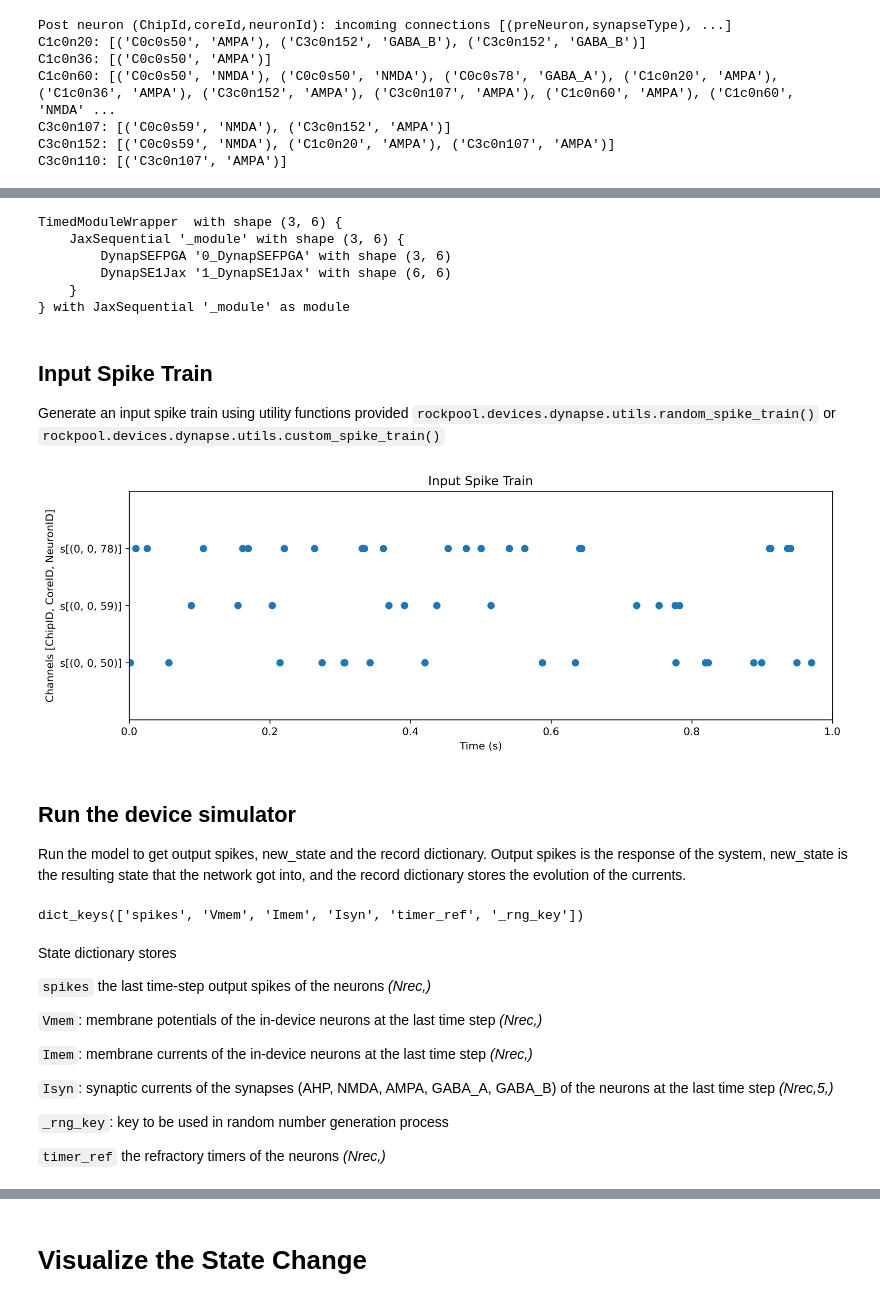
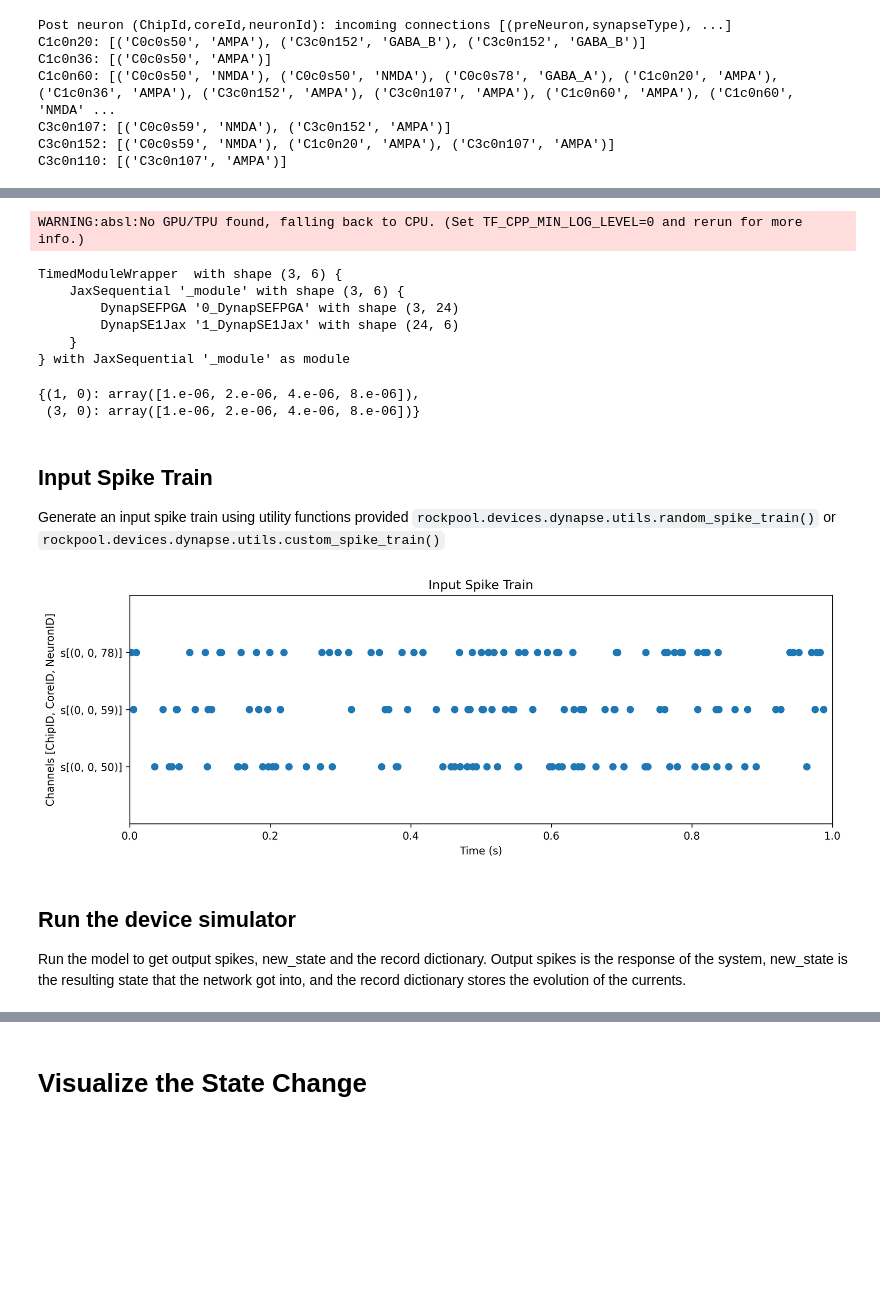
Before and after one commit to synsense/rockpool, a Jupyter notebook: docs/devices/DynapSE/device_simulation.ipynb, the cells around one changed output, grey strips where cells are left out. Cells and saved outputs as stored; diff of their text form; code cells hidden in the pictures; blank space fills up the shorter version.

Commit message:
Revert "store the encoder weight matrix columns seperately"
This reverts commit 2c341ddc75cb74615827584dd6c93fa7137d7e21.

```diff
--- a/docs/devices/DynapSE/device_simulation.ipynb
+++ b/docs/devices/DynapSE/device_simulation.ipynb
@@ -266,11 +114,12 @@ If we only have the device configuration object, the FPGA-to-device input connec
 # %%
 config = net_gen.make_dynapse1_configuration()
-modSE = DynapSE1Jax.simulator_from_config(config, sim_config = simconfig)
+modSE = DynapSE1Jax.simulator_from_config(config)
 modSE
 # %% [output]
-TimedModuleWrapper  with shape (3, 6) {
-    JaxSequential '_module' with shape (3, 6) {
-        DynapSEFPGA '0_DynapSEFPGA' with shape (3, 6)
-        DynapSE1Jax '1_DynapSE1Jax' with shape (6, 6)
-    }
-} with JaxSequential '_module' as module
+WARNING:absl:No GPU/TPU found, falling back to CPU. (Set TF_CPP_MIN_LOG_LEVEL=0 and rerun for more info.)
+TimedModuleWrapper  with shape (3, 6) {
+    JaxSequential '_module' with shape (3, 6) {
+        DynapSEFPGA '0_DynapSEFPGA' with shape (3, 24)
+        DynapSE1Jax '1_DynapSE1Jax' with shape (24, 6)
+    }
+} with JaxSequential '_module' as module
@@ -277,3 +145,8 @@ TimedModuleWrapper  with shape (3, 6) {
+# %%
+sim_config.Iw_base
+# %% [output]
+{(1, 0): array([1.e-06, 2.e-06, 4.e-06, 8.e-06]),
+ (3, 0): array([1.e-06, 2.e-06, 4.e-06, 8.e-06])}
 # %%
 fpga = modSE._module.__getattribute__('0_DynapSEFPGA')
 se1 = modSE._module.__getattribute__('1_DynapSE1Jax')
@@ -283,41 +156,23 @@ se1 = modSE._module.__getattribute__('1_DynapSE1Jax')
 Generate an input spike train using utility functions provided `rockpool.devices.dynapse.utils.random_spike_train()` or `rockpool.devices.dynapse.utils.custom_spike_train()`
 # %%
 T = 1 # duration in seconds
-rate = 20 # firing rate in Hertz
+rate = 50 # firing rate in Hertz
 
 input_ts = random_spike_train(
     duration = T,
     n_channels=len(spikegens),
     rate=rate,
     dt=modSE.dt,
     name='Input Spike Train',
     channel_labels = spikegen_ids
 )
 
 input_ts.plot();
 # %% [output]
-[figure, old version]
+[figure, new version]
 # %% [markdown]
 ## Run the device simulator
 
 Run the model to get output spikes, new_state and the record dictionary. Output spikes is the response of the system, new_state is the resulting state that the network got into, and the record dictionary stores the evolution of the currents.
 # %%
 out_spikes, new_state, record_dict = modSE(input_ts, record=True)
-# %%
-new_state['1_DynapSE1Jax'].keys()
-# %% [output]
-dict_keys(['spikes', 'Vmem', 'Imem', 'Isyn', 'timer_ref', '_rng_key'])
-# %% [markdown]
-State dictionary stores
-
-`spikes` the last time-step output spikes of the neurons *(Nrec,)*
-
-`Vmem`: membrane potentials of the in-device neurons at the last time step *(Nrec,)*
-
-`Imem`: membrane currents of the in-device neurons at the last time step *(Nrec,)*
-
-`Isyn`: synaptic currents of the synapses (AHP, NMDA, AMPA, GABA_A, GABA_B) of the neurons at the last time step *(Nrec,5,)*
-
-`_rng_key`: key to be used in random number generation process
-
-`timer_ref` the refractory timers of the neurons *(Nrec,)*
```
Also changed, not shown: parts of 57 cells of this notebook, 9 other files.
